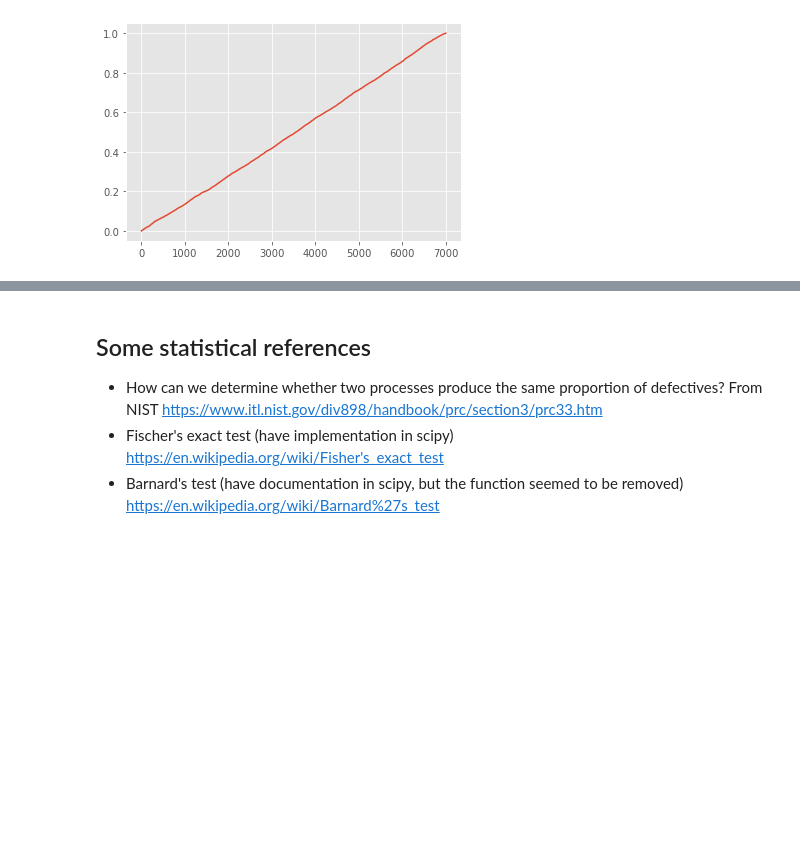
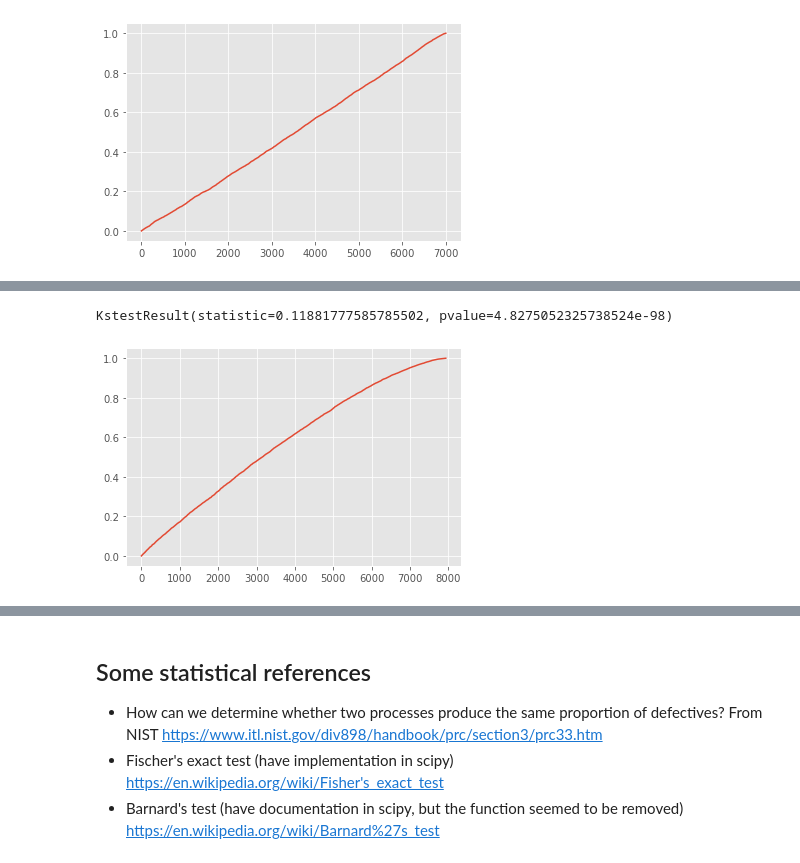
Before and after one commit to kiwymic/MLB-data-analysis, a Jupyter notebook: MLB career analysis.ipynb, the cells around one changed output, grey strips where cells are left out. Cells and saved outputs as stored; diff of their text form; code cells hidden in the pictures; blank space fills up the shorter version.

```diff
--- a/MLB career analysis.ipynb
+++ b/MLB career analysis.ipynb
@@ -143,0 +206,18 @@ theta_RISP = 1.0111716751056685;
+# %%
+p_MenOn_2 = [];
+p_MenOn_3 = [];
+for i in range(MenOn_comp.shape[0]):
+    temp_list = MenOn_comp.loc[i, ["AB_x", "H_x", "AB_y", "H_y"]];
+    res2 = Binomial_p_val(temp_list[1]-temp_list[3], temp_list[3], temp_list[0]-temp_list[2], temp_list[2], 0);
+    res3 = Binomial_p_val(temp_list[1]-temp_list[3], temp_list[3], temp_list[0]-temp_list[2], temp_list[2], theta);
+    p_MenOn_2.append(res2);
+    p_MenOn_3.append(res3);
+# %%
+test = sorted(p_MenOn_2)
+plt.plot(test)
+
+stats.kstest(test, stats.uniform(loc=0.0).cdf) #
+# This means that the null hypothesis should be rejected... But wait?
+# %% [output]
+KstestResult(statistic=0.11881777585785502, pvalue=4.8275052325738524e-98)
+[figure, added]
```
Also changed, not shown: parts of 15 cells of this notebook, 2 other files.
